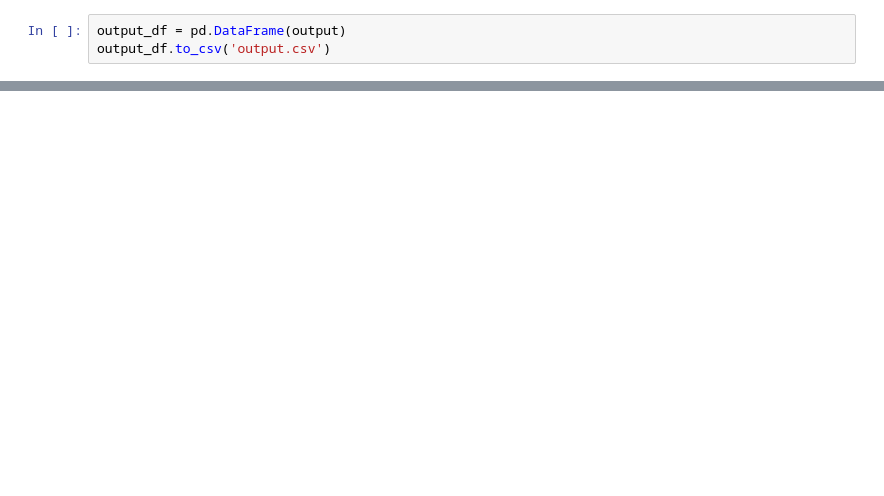
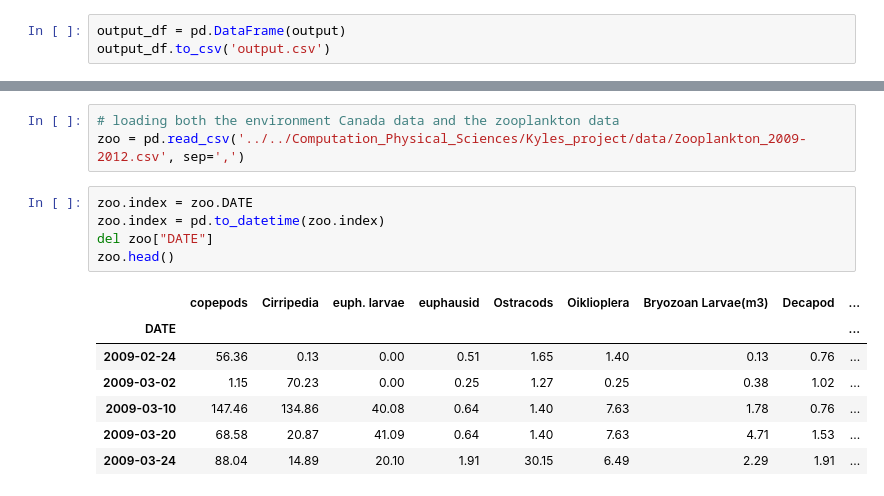
Before and after one commit to kwfawkes/Keystone, a Jupyter notebook: npz_model_development_jan.ipynb, the cells around one changed output, grey strips where cells are left out. Saved outputs shown, nothing was run; the diff lists cells and outputs as text; blank space fills up the shorter version.

```diff
--- a/npz_model_development_jan.ipynb
+++ b/npz_model_development_jan.ipynb
@@ -770,0 +315,16 @@ plt.show()
+# %%
+# loading both the environment Canada data and the zooplankton data
+zoo = pd.read_csv('../../Computation_Physical_Sciences/Kyles_project/data/Zooplankton_2009-2012.csv', sep=',')
+# %%
+zoo.index = zoo.DATE
+zoo.index = pd.to_datetime(zoo.index)
+del zoo["DATE"]
+zoo.head()
+# %% [output]
+|  | copepods | Cirripedia | euph. larvae | euphausid | Ostracods | Oiklioplera | Bryozoan Larvae(m3) | Decapod | ... |
+| DATE |  |  |  |  |  |  |  |  | ... |
+| 2009-02-24 | 56.36 | 0.13 | 0.00 | 0.51 | 1.65 | 1.40 | 0.13 | 0.76 | ... |
+| 2009-03-02 | 1.15 | 70.23 | 0.00 | 0.25 | 1.27 | 0.25 | 0.38 | 1.02 | ... |
+| 2009-03-10 | 147.46 | 134.86 | 40.08 | 0.64 | 1.40 | 7.63 | 1.78 | 0.76 | ... |
+| 2009-03-20 | 68.58 | 20.87 | 41.09 | 0.64 | 1.40 | 7.63 | 4.71 | 1.53 | ... |
+| 2009-03-24 | 88.04 | 14.89 | 20.10 | 1.91 | 30.15 | 6.49 | 2.29 | 1.91 | ... |
```
Also changed, not shown: parts of 46 cells of this notebook.
